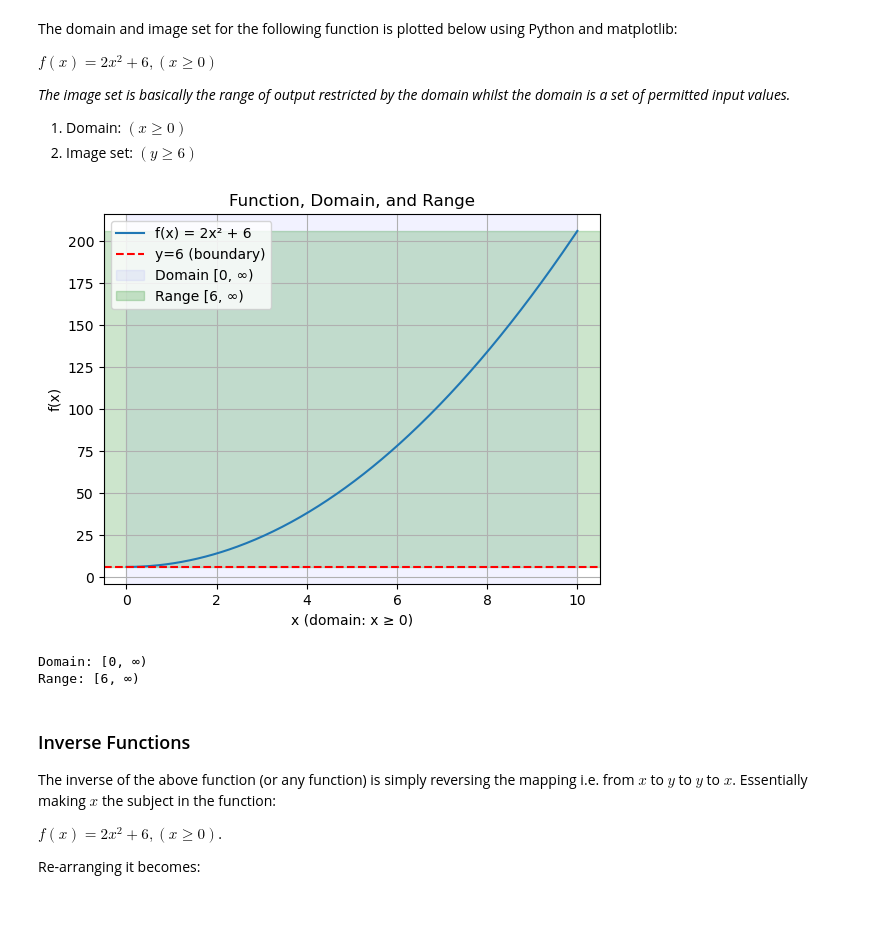
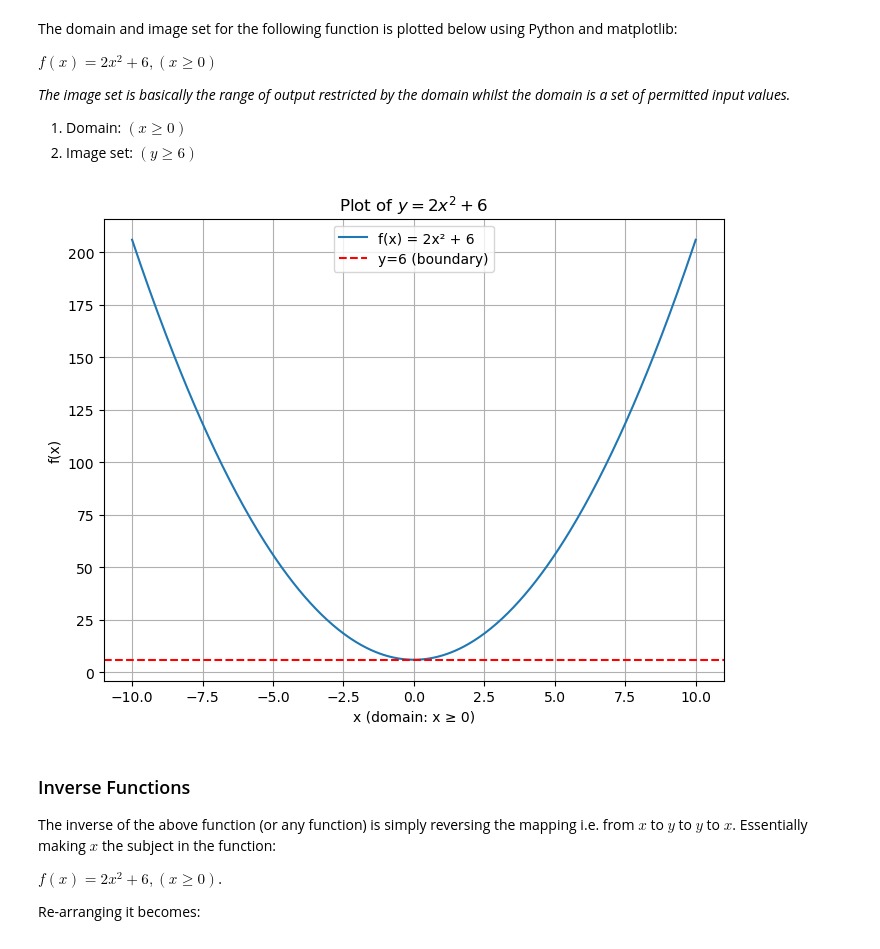
Before and after one commit to segunlonge/OU-MST224-Mathematical-Methods-in-Python, a Jupyter notebook: The Basics.ipynb, the cells around one changed output. Saved outputs shown, nothing was run; the diff lists cells and outputs as text; code cells hidden in the pictures; blank space fills up the shorter version.

```diff
--- a/The Basics.ipynb
+++ b/The Basics.ipynb
@@ -18,52 +18,31 @@ $f(x) = 2x^2 + 6, (x\displaystyle \geq0)$
 # %%
 import numpy as np
 import matplotlib.pyplot as plt
 
 # a function that takes arguments x for variable and s for coefficient
 def f(x, s):
     return s*x**2 + 6
 
 # choose coefficient s
 s = 2   # try positive, negative, or zero
 
 # domain: x >= 0
-x = np.linspace(0, 10, 400) # divide 0-10 by 400 for all the x values
+x = np.linspace(-10, 10, 400) # divide 0-10 by 400 for all the x values
 y = f(x, s) # a;; the y values
 
 # plot function
+plt.figure(figsize=(8, 6))
 plt.plot(x, y, label=f"f(x) = {s}x² + 6")
 plt.axhline(6, color="red", linestyle="--", label="y=6 (boundary)") # draw horizontal line on boundary of the function
 plt.xlabel("x (domain: x ≥ 0)")
 plt.ylabel("f(x)")
-plt.title("Function, Domain, and Range")
+plt.title("Plot of $y=2x^2+6$")
 plt.grid(True)
-
-# Domain shading (x ≥ 0)
-plt.axvspan(0, max(x), color="blue", alpha=0.05, label="Domain [0, ∞)")
-
-# Range shading (y-axis)
-if s > 0:
-    plt.axhspan(6, max(y), color="green", alpha=0.2, label="Range [6, ∞)")
-elif s < 0:
-    plt.axhspan(min(y), 6, color="green", alpha=0.2, label="Range (-∞, 6]")
-else:
-    plt.axhline(6, color="green", linewidth=3, alpha=0.5, label="Range {6}")
 
 plt.legend()
 plt.show()
-
-# Print domain & range
-print("Domain: [0, ∞)")
-if s > 0:
-    print("Range: [6, ∞)")
-elif s < 0:
-    print("Range: (-∞, 6]")
-else:
-    print("Range: {6}")
 # %% [output]
-[figure, old version]
+[figure, new version]
-Domain: [0, ∞)
-Range: [6, ∞)
 # %% [markdown]
 ### Inverse Functions
 
```
Also changed, not shown: parts of 12 cells of this notebook.
